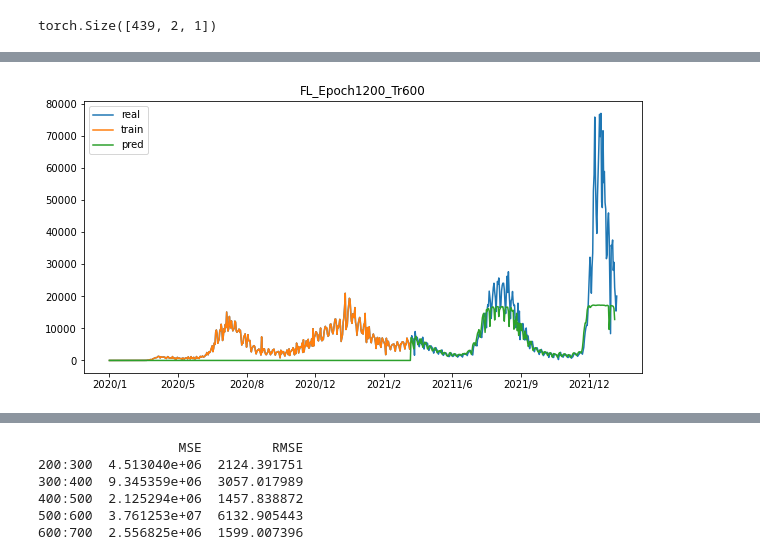
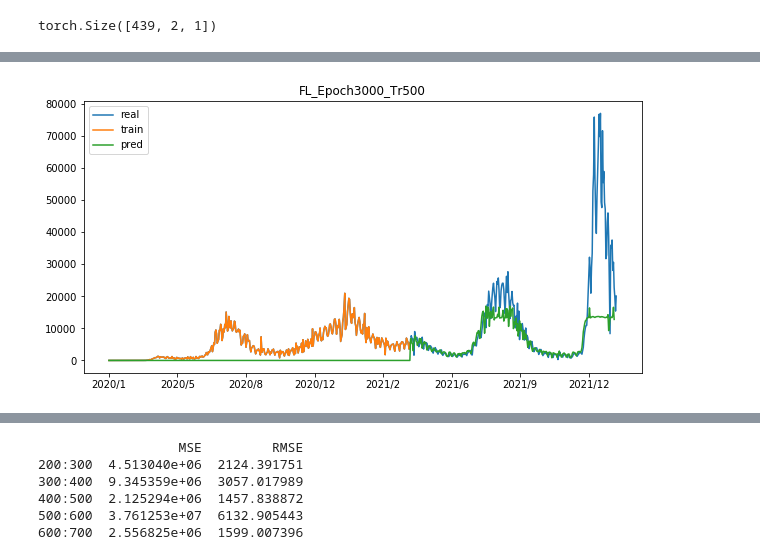
Before and after one commit to GoodrainCN/Covid_Trend, a Jupyter notebook: FL.ipynb, the cells around one changed output, grey strips where cells are left out. Cells and saved outputs as stored; diff of their text form; code cells hidden in the pictures.

```diff
--- a/FL.ipynb
+++ b/FL.ipynb
@@ -101,28 +134,28 @@ epoch:980, loss:1.8886528015136719, test_loss: 140.8721466064453
 # %%
 model.eval()
 # result = li_x[0][:seq-1] + list((model(train_x).data.reshape(-1))*1000) + list((model(test_x).data.reshape(-1))*1000)
 result = [0] + list((model(train_x).data.reshape(-1))*00) + list((model(test_x).data.reshape(-1))*1000)
 
 #展示结果
 plt.figure(figsize=(10,5))
 
 plt.plot(data,label="real")
 # 原来的走势
 
 plt.plot(train,label="train")
 
 plt.plot(result,label="pred")
 plt.xticks(
     [0,100,200,300,400,500,600,700],
-    ['2020/1','2020/5', '2020/8', '2020/12', '2021/2', '20211/6', '2021/9', '2021/12']
+    ['2020/1','2020/5', '2020/8', '2020/12', '2021/2', '2021/6', '2021/9', '2021/12']
 )
 # 模型预测的走势
 plt.legend(loc='best')
-plt.title('FL_Epoch1200_Tr600')
-# plt.savefig('plot/FL_Epoch1200_Tr600.jpg')
+plt.title('FL_Epoch3000_Tr500')
+plt.savefig('plot/FL_Epoch1500_Tr500.jpg')
 plt.show()
 # %% [output]
-[figure, old version]
+[figure, new version]
 # %%
 plt.plot(result)
 # %% [output]
```
Also changed, not shown: parts of 7 cells of this notebook, 42 other files.
